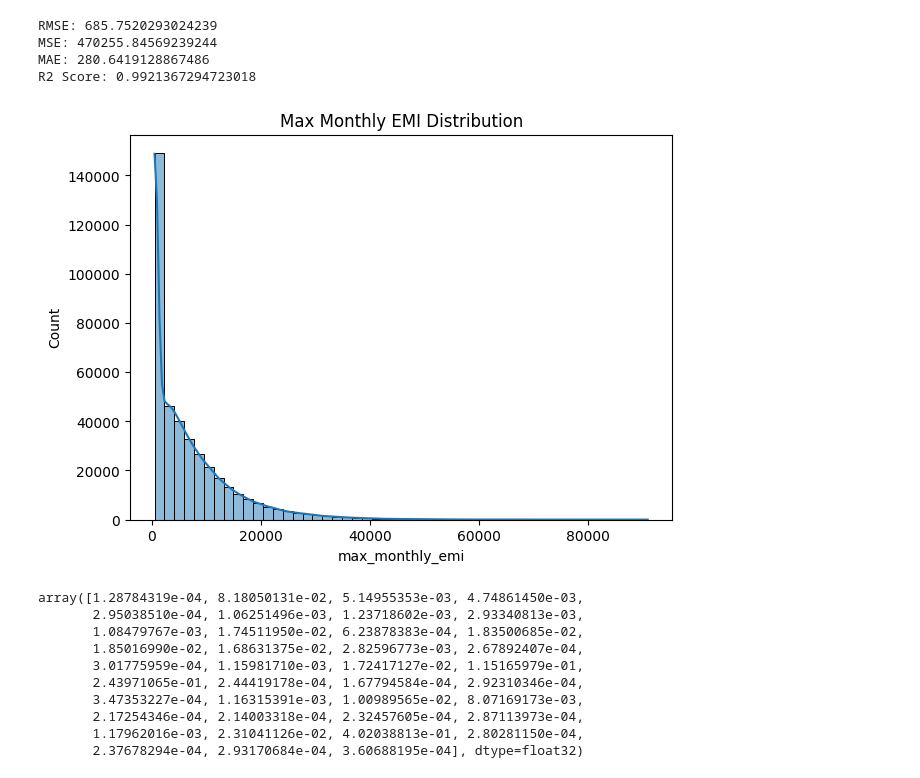
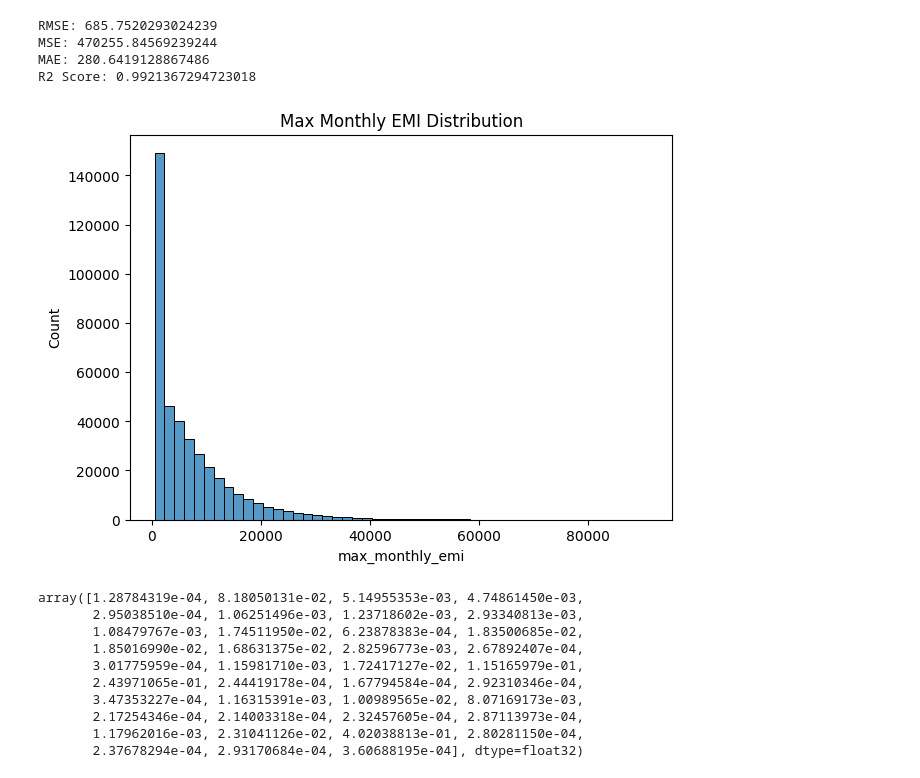
Before and after one commit to Keerthick2309/EMIPredict-AI-Project, a Jupyter notebook: notebooks/regression/XGB_reg.ipynb, the cells around one changed output. Saved outputs shown, nothing was run; the diff lists cells and outputs as text; code cells hidden in the pictures.

```diff
--- a/notebooks/regression/XGB_reg.ipynb
+++ b/notebooks/regression/XGB_reg.ipynb
@@ -109,11 +109,11 @@ MAE: 280.6419128867486
 R2 Score: 0.9921367294723018
 # %%
 plt.figure(figsize=(7,5))
-sns.histplot(df['max_monthly_emi'], bins=50, kde=True)
+sns.histplot(df['max_monthly_emi'], bins=50)
 plt.title("Max Monthly EMI Distribution")
 plt.show()
 # %% [output]
-[figure, old version]
+[figure, new version]
 # %%
 xgb_reg.feature_importances_
 # %% [output]
```
